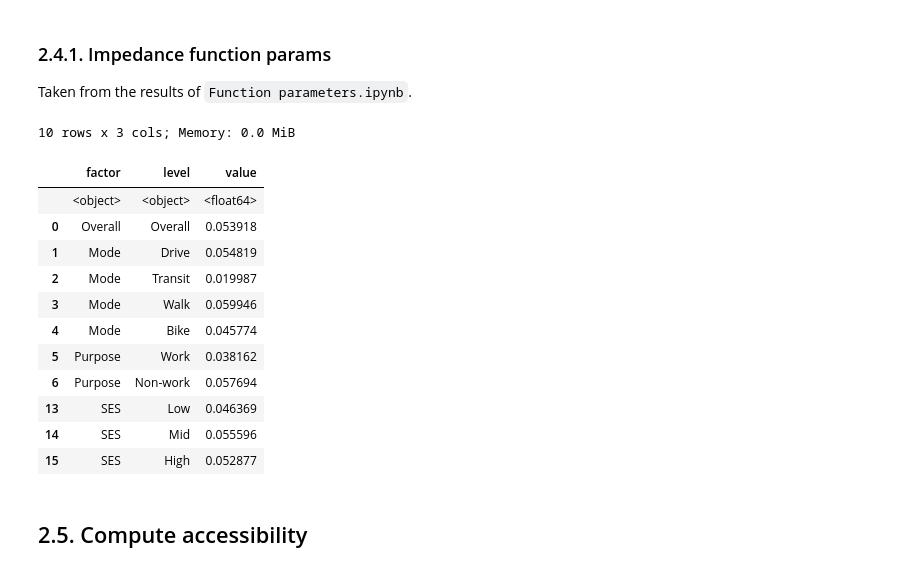
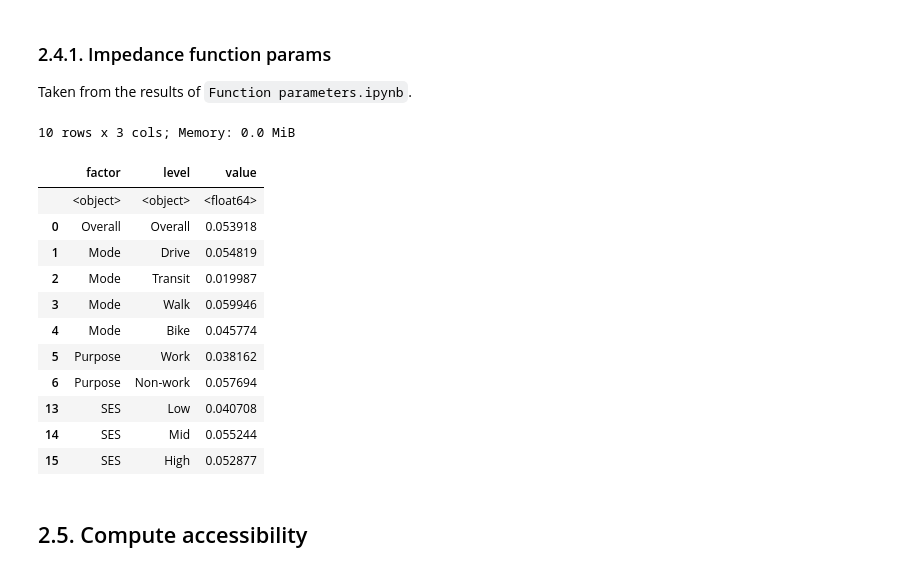
Before and after one commit to rvanxer/impedance, a Jupyter notebook: 5. Access comparison.ipynb, the cells around one changed output. Drawn from its saved outputs; the diff is of its cells as text; code cells hidden in the pictures.

```diff
--- a/5. Access comparison.ipynb
+++ b/5. Access comparison.ipynb
@@ -71,22 +69,22 @@ tt['scale'] = tt['scale'].cat.remove_unused_categories()
 ### 2.4.1. Impedance function params
 Taken from the results of `Function parameters.ipynb`.
 # %%
-params = (U.filt(U.load(DATA / 'access/impedance_params_single.csv'),
-                func='Base exponential', target='Time', variable='β1')
+params = (filt(pd.read_csv('data/impedance_params_single.csv'),
+               func='Base exponential', target='Time', variable='β1')
           .query('factor != "Urbanity"').fillna('Overall')).disp(None)
 # %% [output]
 10 rows x 3 cols; Memory: 0.0 MiB
 |  | factor | level | value |
 |  | <object> | <object> | <float64> |
 | 0 | Overall | Overall | 0.053918 |
 | 1 | Mode | Drive | 0.054819 |
 | 2 | Mode | Transit | 0.019987 |
 | 3 | Mode | Walk | 0.059946 |
 | 4 | Mode | Bike | 0.045774 |
 | 5 | Purpose | Work | 0.038162 |
 | 6 | Purpose | Non-work | 0.057694 |
-| 13 | SES | Low | 0.046369 |
-| 14 | SES | Mid | 0.055596 |
+| 13 | SES | Low | 0.040708 |
+| 14 | SES | Mid | 0.055244 |
 | 15 | SES | High | 0.052877 |
 # %% [markdown]
 ## 2.5. Compute accessibility
```
Also changed, not shown: parts of 12 cells of this notebook, 3 other files.
